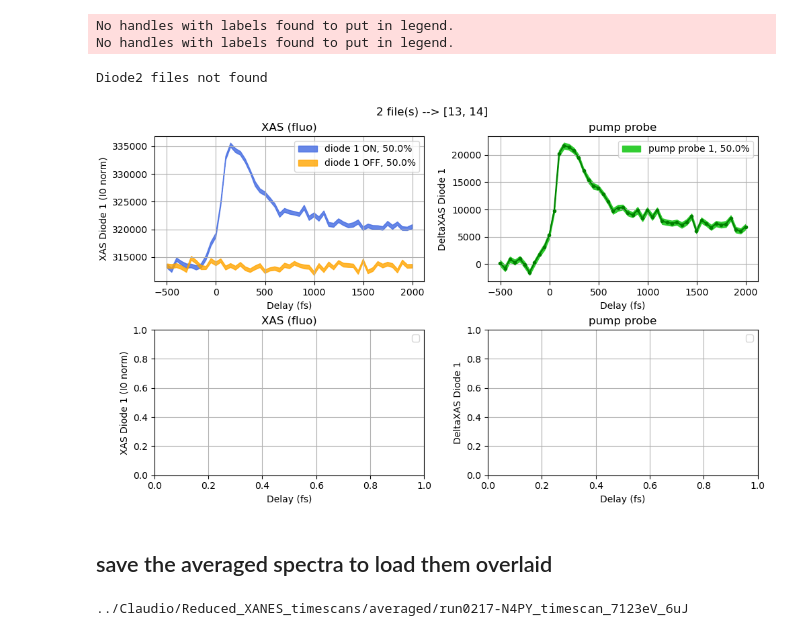
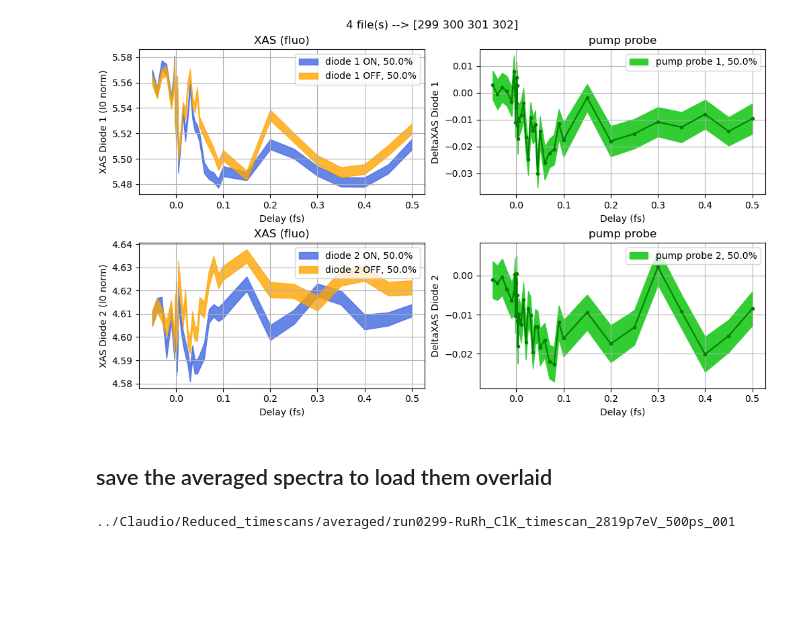
Before and after one commit to paulscherrerinstitute/alvra_beamline_scripts, a Jupyter notebook: Plotting_XANES_timescans.ipynb, the cells around one changed output. Saved outputs shown, nothing was run; the diff lists cells and outputs as text; code cells hidden in the pictures; blank space fills up the shorter version.

```diff
--- a/Plotting_XANES_timescans.ipynb
+++ b/Plotting_XANES_timescans.ipynb
@@ -38,9 +29,0 @@ Will load 2 runs: [13, 14] from ../Claudio/Reduced_XANES_timescans/
-# %%
-datafiles = []
-print (runlist)
-for run in runlist:
-    file = glob.glob(Loaddir + '/*{:04d}*/*timescan*'.format(run))
-    datafiles.extend(file)
-datafiles = sorted(datafiles, key = os.path.getmtime)
-print ('{} files found'.format(len(datafiles)))
-datafiles
@@ -126,0 +203,14 @@ Diode2 files not found
+# %%
+fig = plt.figure(figsize = (7,5))
+fig.suptitle("\n".join(wrap(titlestring_stack)))
+ax1 = fig.add_subplot(111)
+ax2 = plt.twinx(ax1)
+
+delayrange = np.arange(0, len(Delay_fs_TT), 1)
+ax1.plot(Delay_fs_TT, np.array(count), color = 'darkorange')
+ax2.scatter(Delay_fs_TT, delayrange, s = 5)
+
+ax1.set_xlabel('{} ({})'.format(scan.parameters['name'][0], scan.parameters['units'][0]))
+ax1.set_ylabel('shots per bin', color='darkorange')
+ax1.grid()
+plt.show()
@@ -126,0 +246,17 @@ Diode2 files not found
+# %%
+pgroup = 'p20537'
+runlist = np.arange(166, 171, 1)
+#runlist = [164, 166]
+Loaddir_folder = 'Reduced_XANES_timescans_TT'
+
+##############################################
+Loaddir = '/sf/alvra/data/{}/work/Claudio/{}/'.format(pgroup, Loaddir_folder)
+titlestring_stack = pgroup + ' --- ' +str(runlist)
+print ('Will load {} runs: {} from {}'.format(len(runlist), runlist, Loaddir))
+check = []
+for run in runlist:
+    try:
+        check.append(glob.glob(Loaddir + '/*{:04d}*/*run_array*'.format(run))[0])
+    except:
+        print("Some runs are missing")
+check
@@ -158,5 +353,6 @@ Diode2 files not found
 # %%
 quantile_corr = 0.5
+Delay_fs = np.asarray(Delay_fs[0])
 
 fig, ((ax1, ax3), (ax2, ax4)) = plt.subplots(2, 2, figsize=(10, 6), constrained_layout=True)
 plt.suptitle('{} file(s) --> {}'.format(len(runlist),str(runlist)))
@@ -174,52 +370,55 @@ try:
     ax2.fill_between(Delay_fs, XAS2_unpump - err2_low_unpump, XAS2_unpump + err2_high_unpump, label='diode 2 OFF, {}%'.format(quantile_corr*100),color='orange', alpha = 0.8)
     ax4.fill_between(Delay_fs, XAS2_pump_probe - err2_low_pump_probe, XAS2_pump_probe + err2_low_pump_probe, label='pump probe 2, {}%'.format(quantile_corr*100),color='limegreen')
     ax4.plot(Delay_fs, XAS2_pump_probe, color='green', marker='.')
 except:
     print ('Diode2 files not found')
 
 ax1.set_xlabel("Delay (fs)")
 ax1.set_ylabel ("XAS Diode 1 (I0 norm)")
 ax1.set_title('XAS (fluo)')
 ax1.legend(loc="best")
 ax1.grid()
 
 ax3.set_xlabel("Delay (fs)")
 ax3.set_ylabel ("DeltaXAS Diode 1")
 ax3.set_title('pump probe')
 ax3.legend(loc="best")
 ax3.grid()
 
 ax2.set_xlabel("Delay (fs)")
-ax2.set_ylabel ("XAS Diode 1 (I0 norm)")
+ax2.set_ylabel ("XAS Diode 2 (I0 norm)")
 ax2.set_title('XAS (fluo)')
 ax2.legend(loc="best")
 ax2.grid()
 
 ax4.set_xlabel("Delay (fs)")
-ax4.set_ylabel ("DeltaXAS Diode 1")
+ax4.set_ylabel ("DeltaXAS Diode 2")
 ax4.set_title('pump probe')
 ax4.legend(loc="best")
 ax4.grid()
 
 plt.show()
 # %% [output]
-No handles with labels found to put in legend.
-No handles with labels found to put in legend.
-Diode2 files not found
-[figure, old version]
+[figure, new version]
 # %% [markdown]
 ## save the averaged spectra to load them overlaid
 # %%
 run_name = glob.glob(Loaddir + '/*{:04d}*'.format(runlist[0]))[0].split('/')[-1]
-reducedir ='../Claudio/Reduced_XANES_timescans/averaged/'
+reducedir ='../Claudio/Reduced_timescans/averaged/'
 os.makedirs(reducedir+run_name, exist_ok=True)
 
-DataDiode1_pump_avg   = np.mean(DataDiode1_pump_all[:,:,:], axis=0)
-DataDiode1_unpump_avg = np.mean(DataDiode1_unpump_all[:,:,:], axis=0)
-Pump_probe1_avg       = np.mean(Pump_probe1_all[:,:,:], axis=0)
-goodshots1_avg        = np.mean(goodshots1_all, axis=0)
+DataDiode1_pump_avg   = np.mean(DataDiode1_pump[:,:,:], axis=0)
+DataDiode1_unpump_avg = np.mean(DataDiode1_unpump[:,:,:], axis=0)
+Pump_probe1_avg       = np.mean(Pump_probe_Diode1[:,:,:], axis=0)
+goodshots1_avg        = np.mean(goodshots1, axis=0)
+DataDiode2_pump_avg   = np.mean(DataDiode2_pump[:,:,:], axis=0)
+DataDiode2_unpump_avg = np.mean(DataDiode2_unpump[:,:,:], axis=0)
+Pump_probe2_avg       = np.mean(Pump_probe_Diode2[:,:,:], axis=0)
+goodshots2_avg        = np.mean(goodshots2, axis=0)
 
-save_run_array_timescans(reducedir, run_name, Delay_fs, Delay_fs, DataDiode1_pump_avg, DataDiode1_unpump_avg, Pump_probe1_avg, goodshots1_avg)
+# save_run_array_timescans_2diodes(reducedir, run_name, Delay_mm, Delay_fs,
+#                                  DataDiode1_pump_avg, DataDiode1_unpump_avg, Pump_probe1_avg, goodshots1_avg,
+#                                  DataDiode2_pump_avg, DataDiode2_unpump_avg, Pump_probe2_avg, goodshots2_avg)
 print (reducedir+run_name)
 # %% [output]
-../Claudio/Reduced_XANES_timescans/averaged/run0217-N4PY_timescan_7123eV_6uJ
+../Claudio/Reduced_timescans/averaged/run0299-RuRh_ClK_timescan_2819p7eV_500ps_001
```
Also changed, not shown: parts of 41 cells of this notebook, 2 other files.
